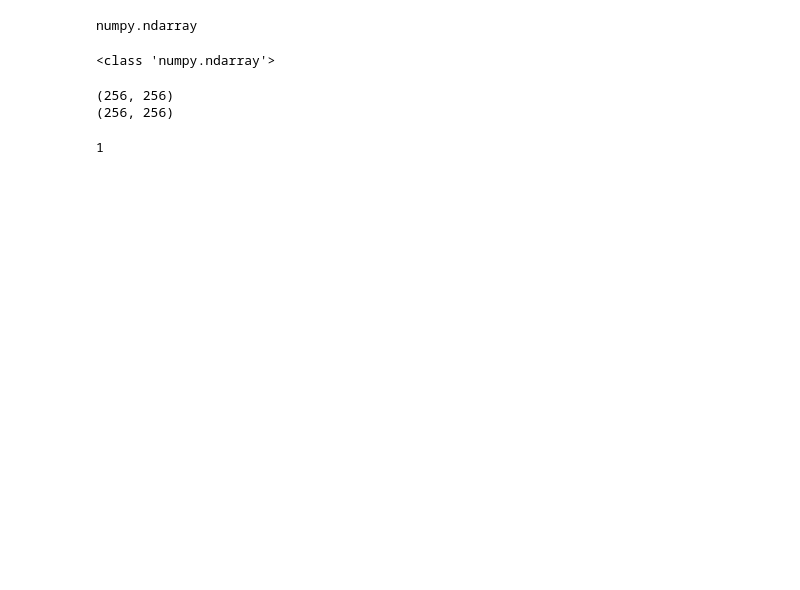
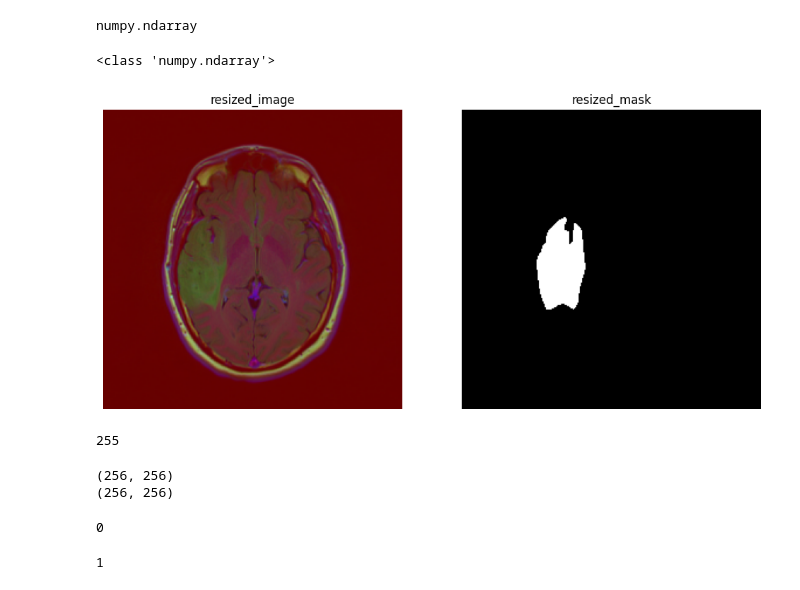
Before and after one commit to SalimFares4/Active-Learning-Segmentation, a Jupyter notebook: scripts/notebooks/01-Annotation.ipynb, the cells around one changed output. Cells and saved outputs as stored; diff of their text form; code cells hidden in the pictures; blank space fills up the shorter version.

```diff
--- a/scripts/notebooks/01-Annotation.ipynb
+++ b/scripts/notebooks/01-Annotation.ipynb
@@ -92,14 +93,20 @@ print(type(image))
 # %% [output]
 <class 'numpy.ndarray'>
 # %%
-# resized_image = cv2.resize(image, (256, 256), interpolation=cv2.INTER_CUBIC)
-# resized_mask = cv2.resize(gt_mask, (256, 256), interpolation=cv2.INTER_CUBIC)
-
-# sv.plot_images_grid(
-#     images=[resized_image, resized_mask],
-#     grid_size=(1, 2),
-#     titles=['resized_image', 'resized_mask']
-# )
+image = cv2.resize(image, (256, 256), interpolation=cv2.INTER_CUBIC)
+gt_mask = cv2.resize(gt_mask, (256, 256), interpolation=cv2.INTER_CUBIC)
+# gt_mask = np.sum(gt_mask, axis=2)
+sv.plot_images_grid(
+    images=[image, gt_mask[:,:,0]],
+    grid_size=(1, 2),
+    titles=['resized_image', 'resized_mask']
+)
+# %% [output]
+[figure, added]
+# %%
+gt_mask.max()
+# %% [output]
+255
 # %%
 # print(resized_image.shape)
 # %%
@@ -121,6 +128,10 @@ for cnt in contours:
 # %% [output]
 (256, 256)
 (256, 256)
+# %%
+imgray.min()
+# %% [output]
+0
 # %%
 len(cnts)
 # %% [output]
```
Also changed, not shown: parts of 40 cells of this notebook, 21 other files.
